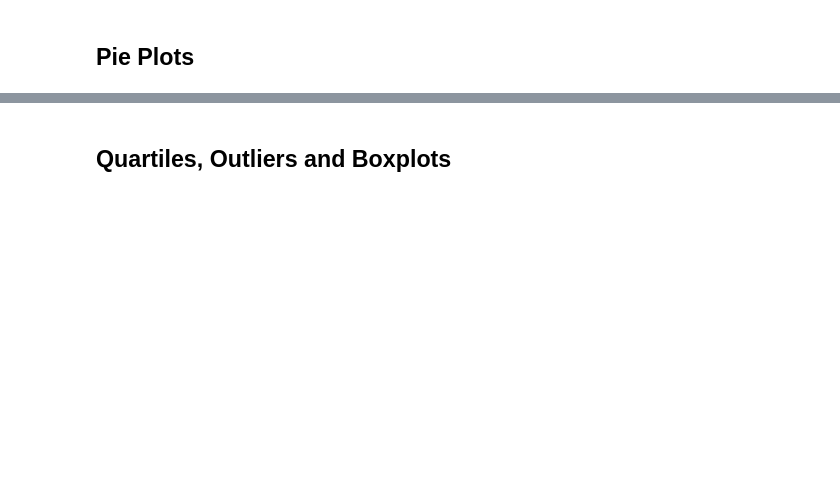
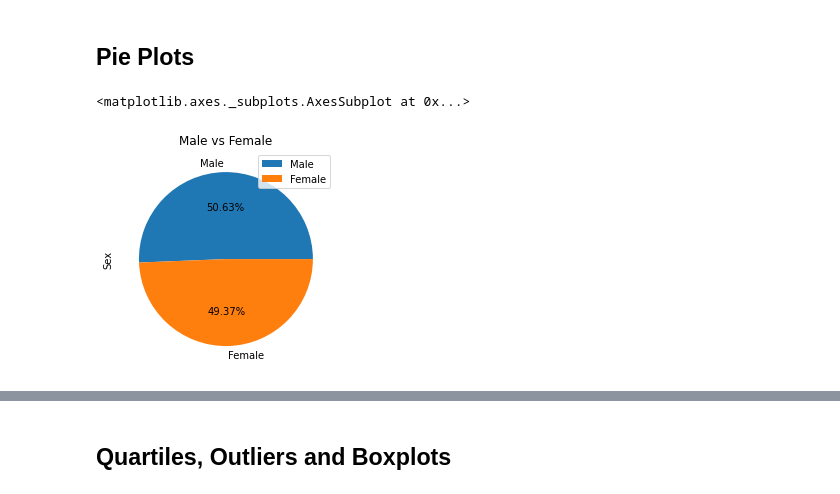
Before and after one commit to onenaghi/Pymaceuticals, a Jupyter notebook: pymaceuticals.ipynb, the cells around one changed output, grey strips where cells are left out. Cells and saved outputs as stored; diff of their text form; code cells hidden in the pictures; blank space fills up the shorter version.

```diff
--- a/pymaceuticals.ipynb
+++ b/pymaceuticals.ipynb
@@ -77,5 +190,10 @@ study_results
 ## Pie Plots
 # %%
 # Generate a pie plot showing the distribution of female versus male mice using pandas
+gender = pd.DataFrame(study_df["Sex"].value_counts())
+gender.plot(kind="pie", y="Sex",title = "Male vs Female", autopct="%.2f%%")
+# %% [output]
+<matplotlib.axes._subplots.AxesSubplot at 0x...>
+[figure, added]
 # %%
 # Generate a pie plot showing the distribution of female versus male mice using pyplot
```
Also changed, not shown: parts of 29 cells of this notebook, 6 other files.
